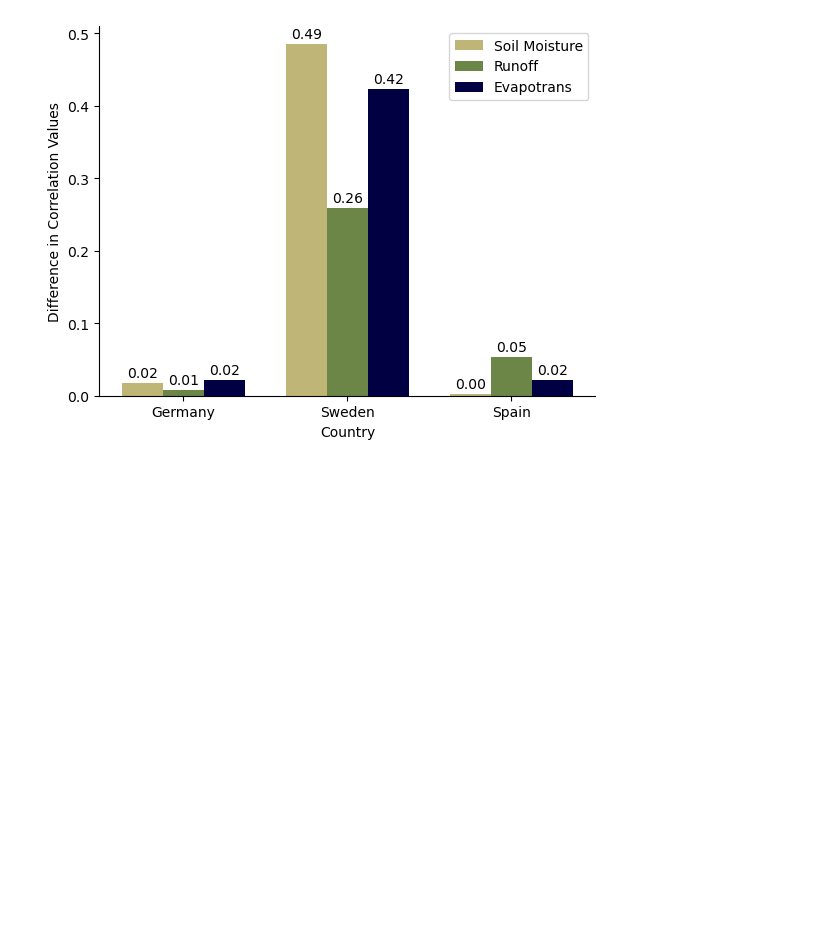
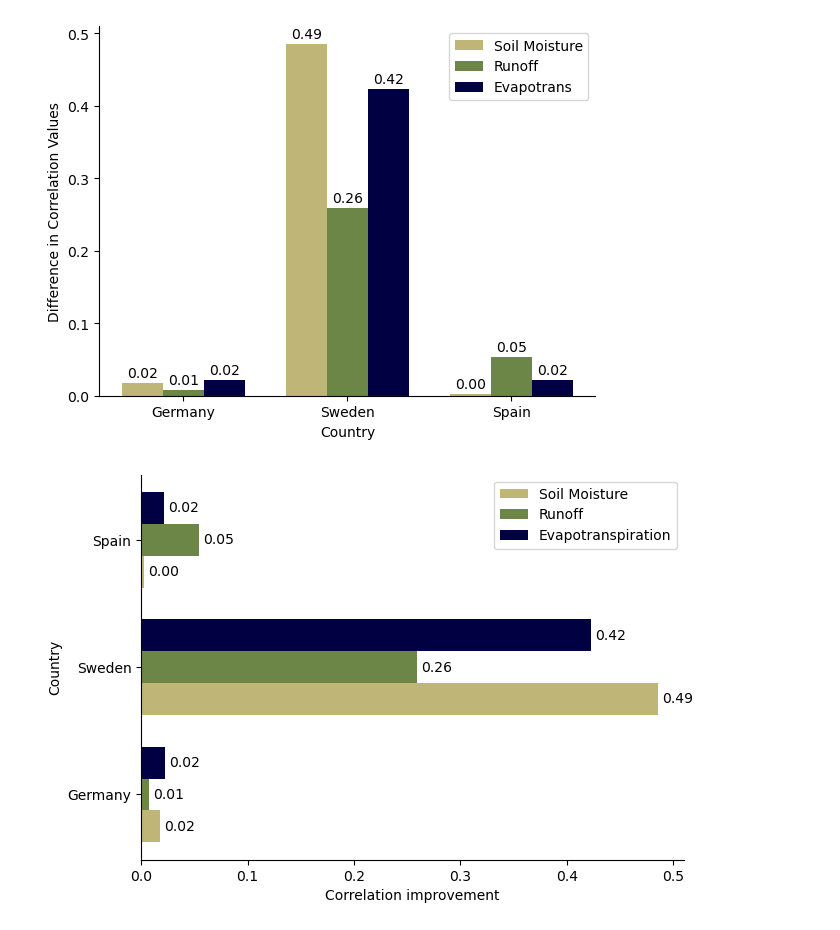
Before and after one commit to JohannaTrost/VegSWBM, a Jupyter notebook: src/correlations_grouped_bar_plots.ipynb, the cells around one changed output. Cells and saved outputs as stored; diff of their text form; code cells hidden in the pictures; blank space fills up the shorter version.

Commit message:
horizontal barplot

```diff
--- a/src/correlations_grouped_bar_plots.ipynb
+++ b/src/correlations_grouped_bar_plots.ipynb
@@ -88,3 +88,35 @@ plt.savefig('../figs/corr_diff_bar.png', dpi=300, bbox_inches='tight')
 plt.show()
 # %% [output]
 [figure]
+# %%
+bar_height = 0.25
+index = np.arange(len(countries))
+
+fig, ax = plt.subplots(figsize = (7, 5))
+for i in range(len(corr_types)):
+    colors = ['#BFB576', '#6B8647', '#010043']  # Colors for Germany, Sweden, and Spain respectively
+    bars = ax.barh([y + i * bar_height for y in index], [row[i] for row in diff_data], bar_height, label=corr_types[i], color=colors[i])
+    for j, bar in enumerate(bars):
+        width = bar.get_width()
+        ax.annotate('{:.2f}'.format(width),
+                    xy=(width, bar.get_y() + bar_height / 2),
+                    xytext=(3, 0),  # 3 points horizontal offset
+                    textcoords="offset points",
+                    ha='left', va='center')
+
+ax.set_ylabel('Country')
+ax.set_xlabel('Correlation improvement')
+# ax.set_title('Differences in Correlation Values by Country')
+ax.set_yticks([y + (2 * bar_height) / 2 for y in index])
+ax.set_yticklabels(countries)
+ax.legend(labels=['Soil Moisture', 'Runoff', 'Evapotranspiration'])
+
+# Remove top and right borders
+ax.spines['top'].set_visible(False)
+ax.spines['right'].set_visible(False)
+
+plt.savefig('../figs/corr_diff_bar_h.png', dpi=300, bbox_inches='tight')
+
+plt.show()
+# %% [output]
+[figure, added]
```
Also changed, not shown: 1 other file.
